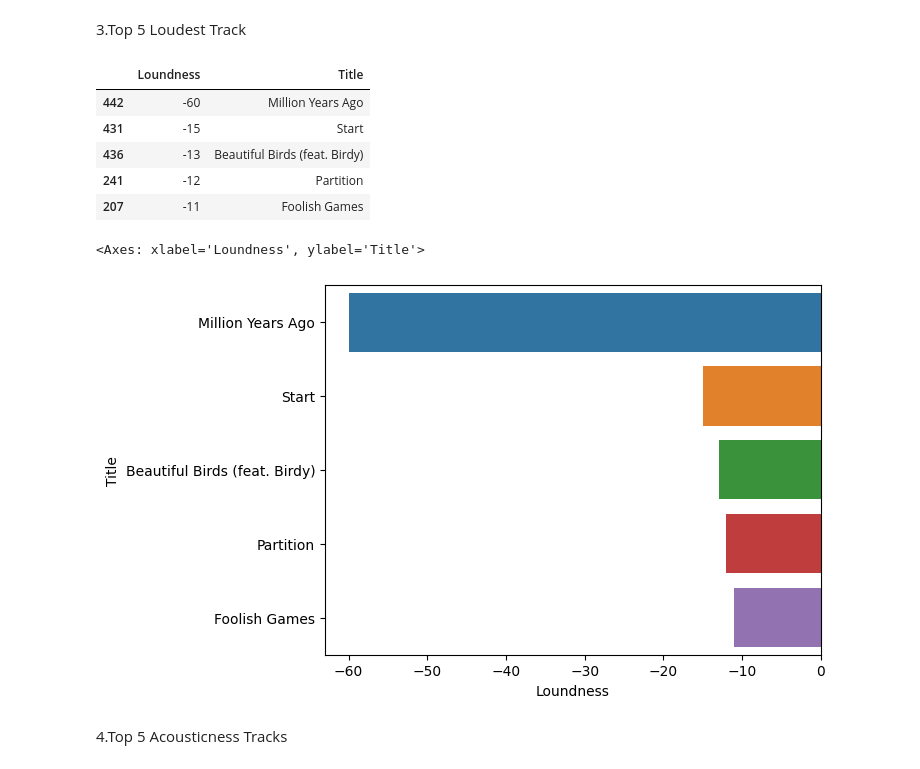
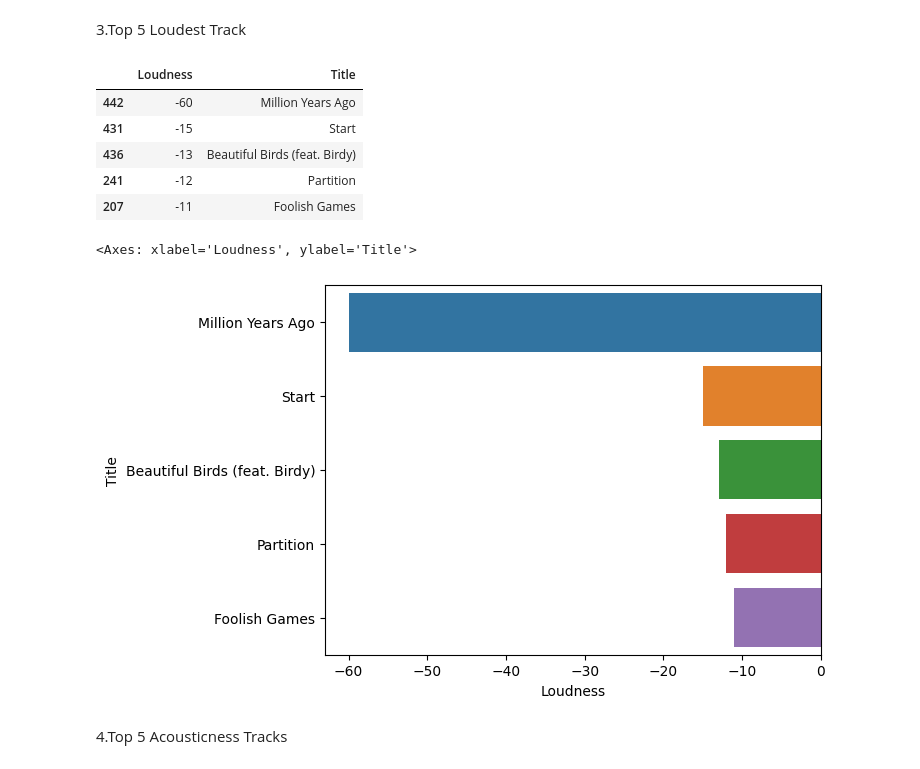
Before and after one commit to Shubhangini19/spotifyDataAnalysis, a Jupyter notebook: SpotifyDataAnalysis7.ipynb, the cells around one changed output. Saved outputs shown, nothing was run; the diff lists cells and outputs as text; code cells hidden in the pictures.

```diff
--- a/SpotifyDataAnalysis7.ipynb
+++ b/SpotifyDataAnalysis7.ipynb
@@ -268,10 +268,10 @@ sns.countplot(y='Year', data=df)
 3.Top 5 Loudest Track
 # %%
 #Top 5 Loudest Track
-Loudest_Track= df[["Loundness","Title"]].sort_values(by="Loundness", ascending=True)[:5]
+Loudest_Track= df[["Loudness","Title"]].sort_values(by="Loudness", ascending=True)[:5]
 Loudest_Track
 # %% [output]
-|  | Loundness | Title |
+|  | Loudness | Title |
 | 442 | -60 | Million Years Ago |
 | 431 | -15 | Start |
 | 436 | -13 | Beautiful Birds (feat. Birdy) |
@@ -279,9 +279,9 @@ Loudest_Track
 | 207 | -11 | Foolish Games |
 # %%
 #Visualising
-sns.barplot(x="Loundness", y='Title', data=Loudest_Track, estimator=np.mean)
+sns.barplot(x="Loudness", y='Title', data=Loudest_Track, estimator=np.mean)
 # %% [output]
-<Axes: xlabel='Loundness', ylabel='Title'>
+<Axes: xlabel='Loudness', ylabel='Title'>
 [figure]
 # %% [markdown]
 4.Top 5 Acousticness Tracks
```
Also changed, not shown: parts of 10 cells of this notebook.
